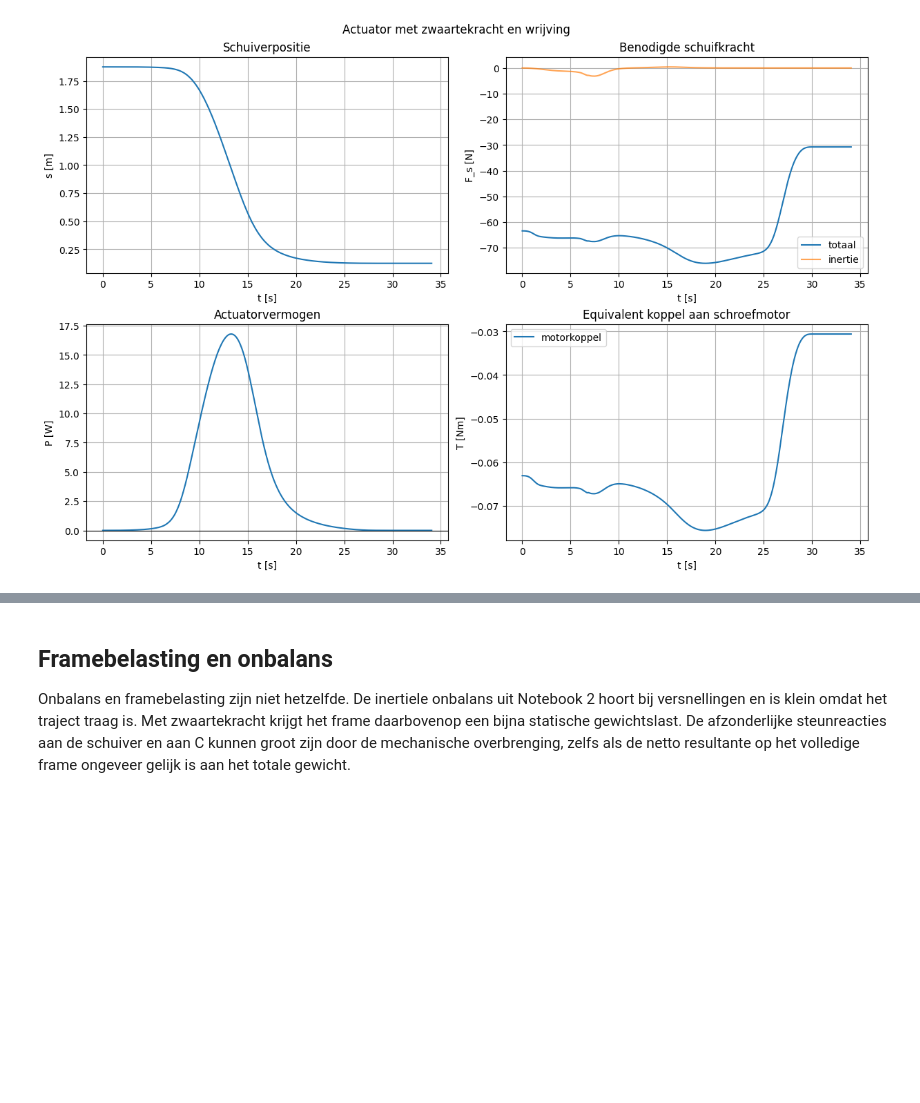
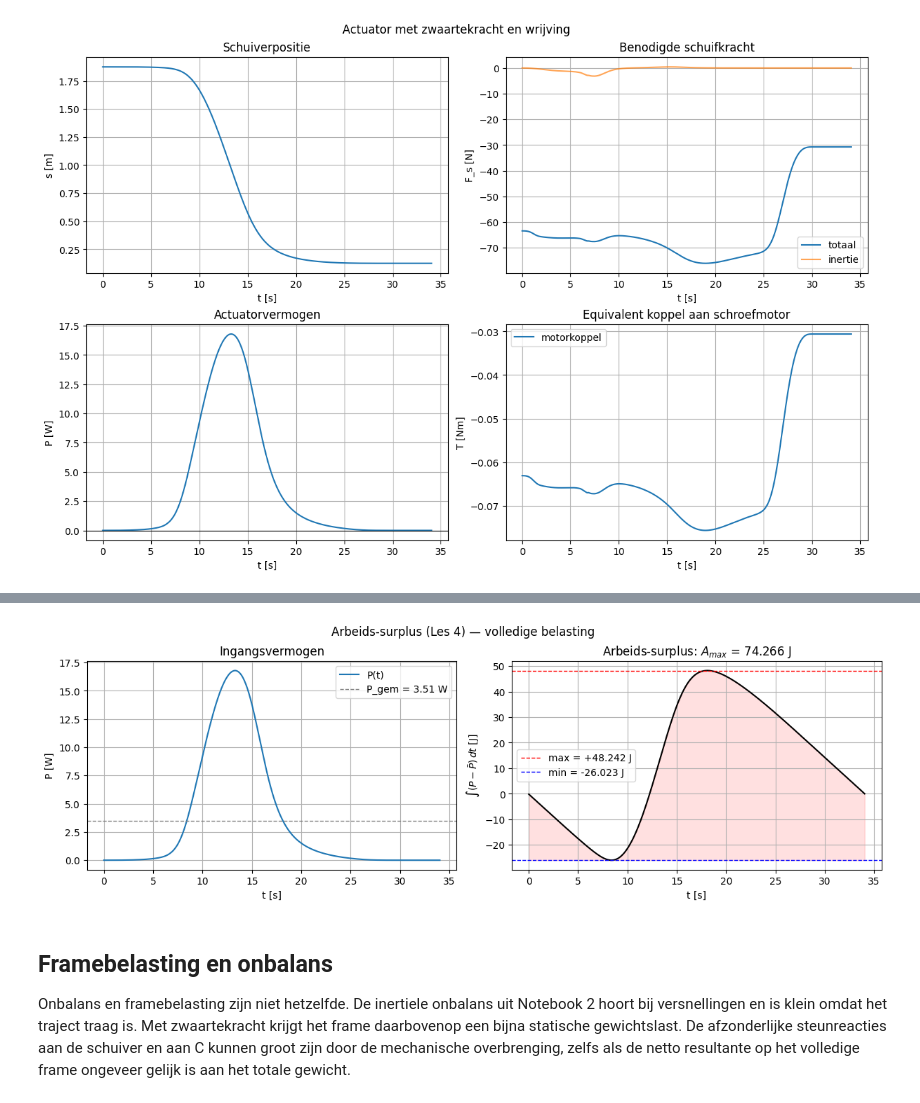
Before and after one commit to AlecVanVlerken/Bewegingen-trillingen-project, a Jupyter notebook: project/notebooks/Stangen/Notebook 3.ipynb, the cells around one changed output, grey strips where cells are left out. Drawn from its saved outputs; the diff is of its cells as text; code cells hidden in the pictures; blank space fills up the shorter version.

```diff
--- a/project/notebooks/Stangen/Notebook 3.ipynb
+++ b/project/notebooks/Stangen/Notebook 3.ipynb
@@ -677,0 +781,62 @@ RMS motorkoppel incl. safety         = 0.0995 Nm
+# %%
+# Arbeids-surplus (Les 4) op basis van de volledige belastingskurve
+P_load_full = F_required_s_total * ds          # ogenblikkelijk ingangsvermogen [W]
+P_avg_full  = P_load_full.mean()               # gemiddelde over de volledige simulatie
+P_peak_full = np.abs(P_load_full).max()
+P_rms_full  = np.sqrt(np.mean(P_load_full**2))
+F_peak_full = np.abs(F_required_s_total[motion_mask]).max()
+F_rms_full  = np.sqrt(np.mean(F_required_s_total[motion_mask]**2))
+
+# Les 4 formule: cumulatieve integraal van (P - P_gem)
+A_theta_full = np.cumsum((P_load_full - P_avg_full) * Ts)   # [J]
+A_max_full   = A_theta_full.max() - A_theta_full.min()       # vereiste energiebuffer [J]
+
+# Motordimensionering via schroefspindel
+T_motor_peak_sizing = actuator_safety_factor * F_peak_full * screw_lead / (2 * np.pi * actuator_efficiency)
+T_motor_rms_sizing  = actuator_safety_factor * F_rms_full  * screw_lead / (2 * np.pi * actuator_efficiency)
+P_motor_rated_req   = 1.5 * P_rms_full
+P_motor_peak_req    = 1.3 * P_peak_full
+
+print("=" * 62)
+print("  ARBEIDS-SURPLUS EN MOTORDIMENSIONERING (Les 4)")
+print("=" * 62)
+print(f"Gemiddeld ingangsvermogen  P_avg  = {P_avg_full:.3f} W")
+print(f"Piek    ingangsvermogen    P_peak = {P_peak_full:.3f} W")
+print(f"RMS     ingangsvermogen    P_rms  = {P_rms_full:.3f} W")
+print(f"Piek    aandrijfkracht     F_peak = {F_peak_full:.3f} N")
+print(f"RMS     aandrijfkracht     F_rms  = {F_rms_full:.3f} N")
+print()
+print(f"Arbeids-surplus  A_max = {A_max_full:.4f} J   (energiebuffer vereist)")
+print()
+print(f"Schroefspindel (p = {screw_lead*1000:.1f} mm/omw, eta = {actuator_efficiency:.2f}):")
+print(f"  Piek motorkoppel  (x{actuator_safety_factor:.1f}) = {T_motor_peak_sizing:.4f} Nm")
+print(f"  RMS  motorkoppel  (x{actuator_safety_factor:.1f}) = {T_motor_rms_sizing:.4f} Nm")
+print()
+print("Aanbevolen motorspecificaties:")
+print(f"  Continu nominaal vermogen  >= {P_motor_rated_req:.1f} W   (= 1.5 x P_rms)")
+print(f"  Piekvermogen-capaciteit    >= {P_motor_peak_req:.1f} W   (= 1.3 x P_peak)")
+print(f"  Nominaal koppel            >= {T_motor_rms_sizing:.4f} Nm")
+print(f"  Piekkoppel-capaciteit      >= {T_motor_peak_sizing:.4f} Nm")
+
+# Plot arbeids-surplus (Les 4-stijl)
+fig_amax, ax_amax = plt.subplots(1, 2, figsize=(12, 4), constrained_layout=True)
+fig_amax.suptitle("Arbeids-surplus (Les 4) — volledige belasting")
+
+ax_amax[0].plot(t, P_load_full, label="P(t)")
+ax_amax[0].axhline(P_avg_full, color="gray", ls="--", lw=1, label=f"P_gem = {P_avg_full:.2f} W")
+ax_amax[0].set_title("Ingangsvermogen")
+ax_amax[0].set_xlabel("t [s]"); ax_amax[0].set_ylabel("P [W]")
+ax_amax[0].grid(True); ax_amax[0].legend()
+
+ax_amax[1].plot(t, A_theta_full, "k", lw=1.5)
+ax_amax[1].axhline(A_theta_full.max(), color="red",  ls="--", lw=1,
+                   label=f"max = {A_theta_full.max():+.3f} J")
+ax_amax[1].axhline(A_theta_full.min(), color="blue", ls="--", lw=1,
+                   label=f"min = {A_theta_full.min():+.3f} J")
+ax_amax[1].fill_between(t, A_theta_full, A_theta_full.min(), alpha=0.12, color="red")
+ax_amax[1].set_title(f"Arbeids-surplus: $A_{{max}}$ = {A_max_full:.3f} J")
+ax_amax[1].set_xlabel("t [s]"); ax_amax[1].set_ylabel("$\\int(P - \\bar P)\\,dt$ [J]")
+ax_amax[1].grid(True); ax_amax[1].legend()
+
+plt.show()
+# %% [output]
@@ -678,3 +863,4 @@ RMS motorkoppel incl. safety         = 0.0995 Nm
+[figure, added]
 # %% [markdown]
 ## Framebelasting en onbalans
 
```
Also changed, not shown: parts of 9 cells of this notebook, 7 other files.
